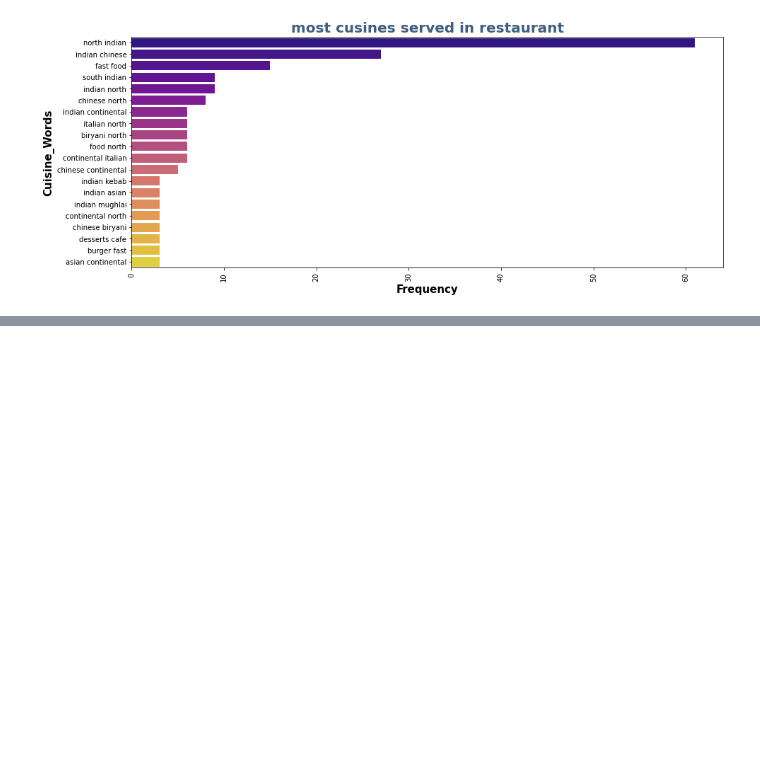
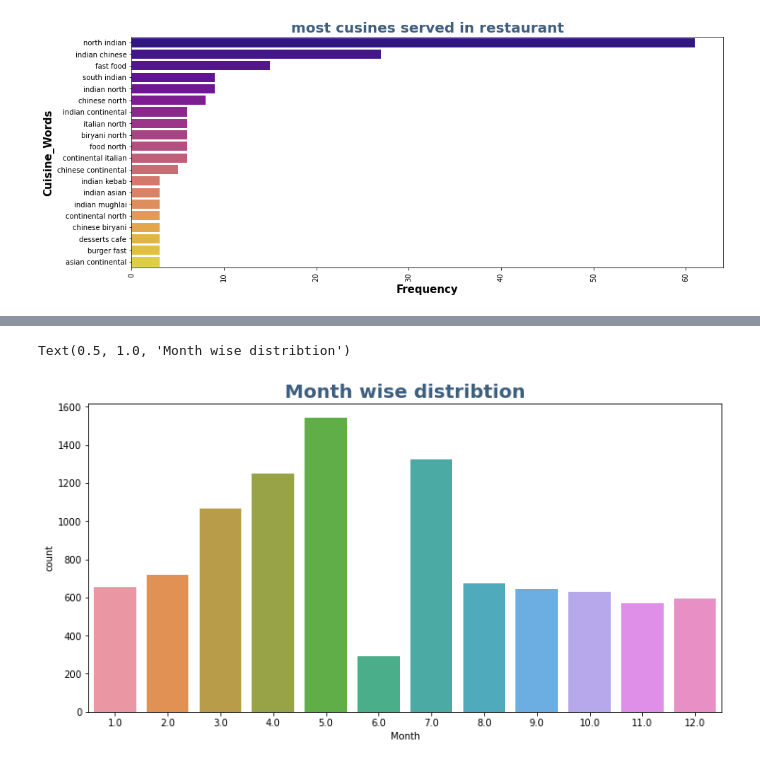
Before and after one commit to madhavimali/Zomoto_Restaurant_Clustering_and_Sentiment_Analysis_MM, a Jupyter notebook: MM_Zomoto_Restaurant_Clustering_and_Sentiment_Analysis.ipynb, the cells around one changed output, grey strips where cells are left out. Drawn from its saved outputs; the diff is of its cells as text; code cells hidden in the pictures; blank space fills up the shorter version.

```diff
--- a/MM_Zomoto_Restaurant_Clustering_and_Sentiment_Analysis.ipynb
+++ b/MM_Zomoto_Restaurant_Clustering_and_Sentiment_Analysis.ipynb
@@ -378,0 +550,7 @@ plt.axis("off")
+# %%
+plt.figure(figsize=(12,6))
+sns.countplot(review_df.Month)
+plt.title("Month wise distribtion",fontsize=20, weight='bold',color=sns.cubehelix_palette(8, start=.5, rot=-.75)[-3])
+# %% [output]
+Text(0.5, 1.0, 'Month wise distribtion')
+[figure, added]
```
Also changed, not shown: parts of 39 cells of this notebook.
